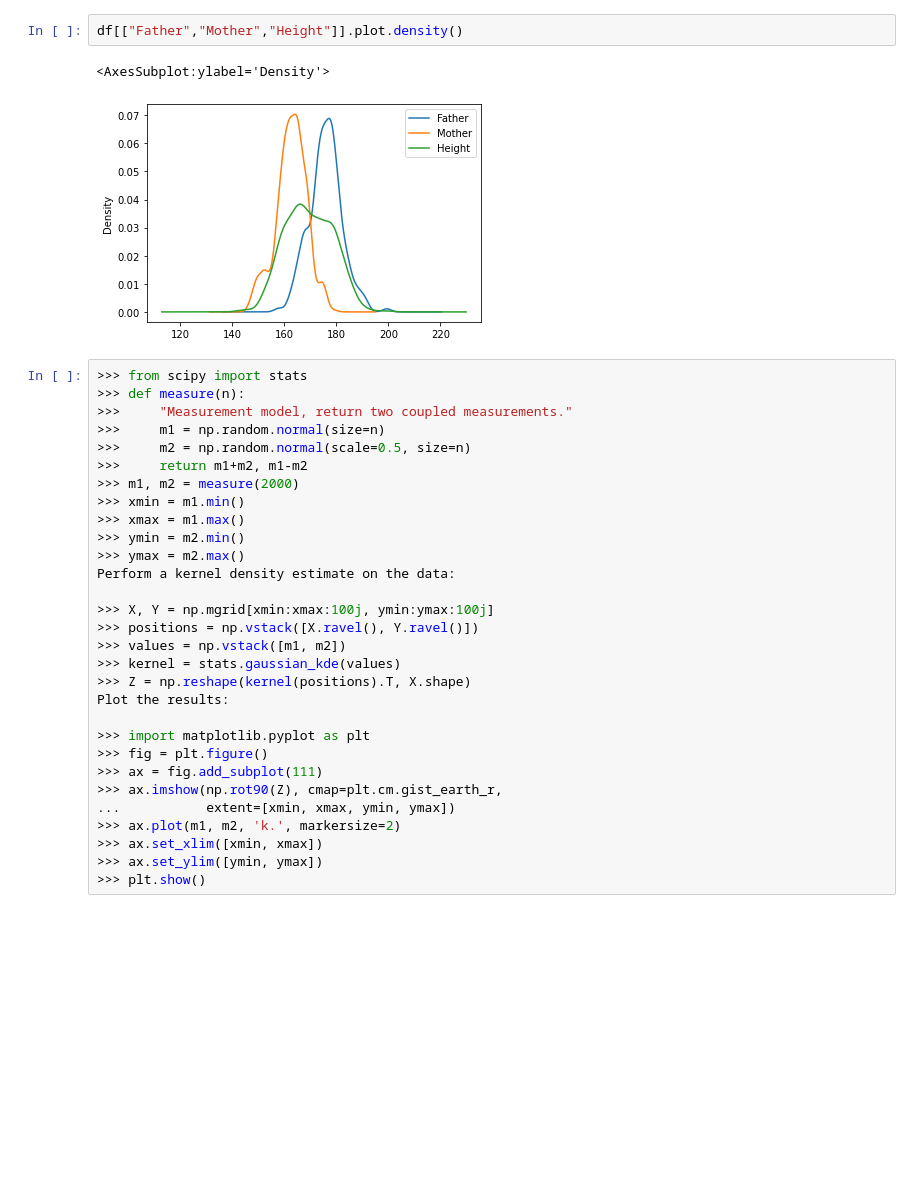
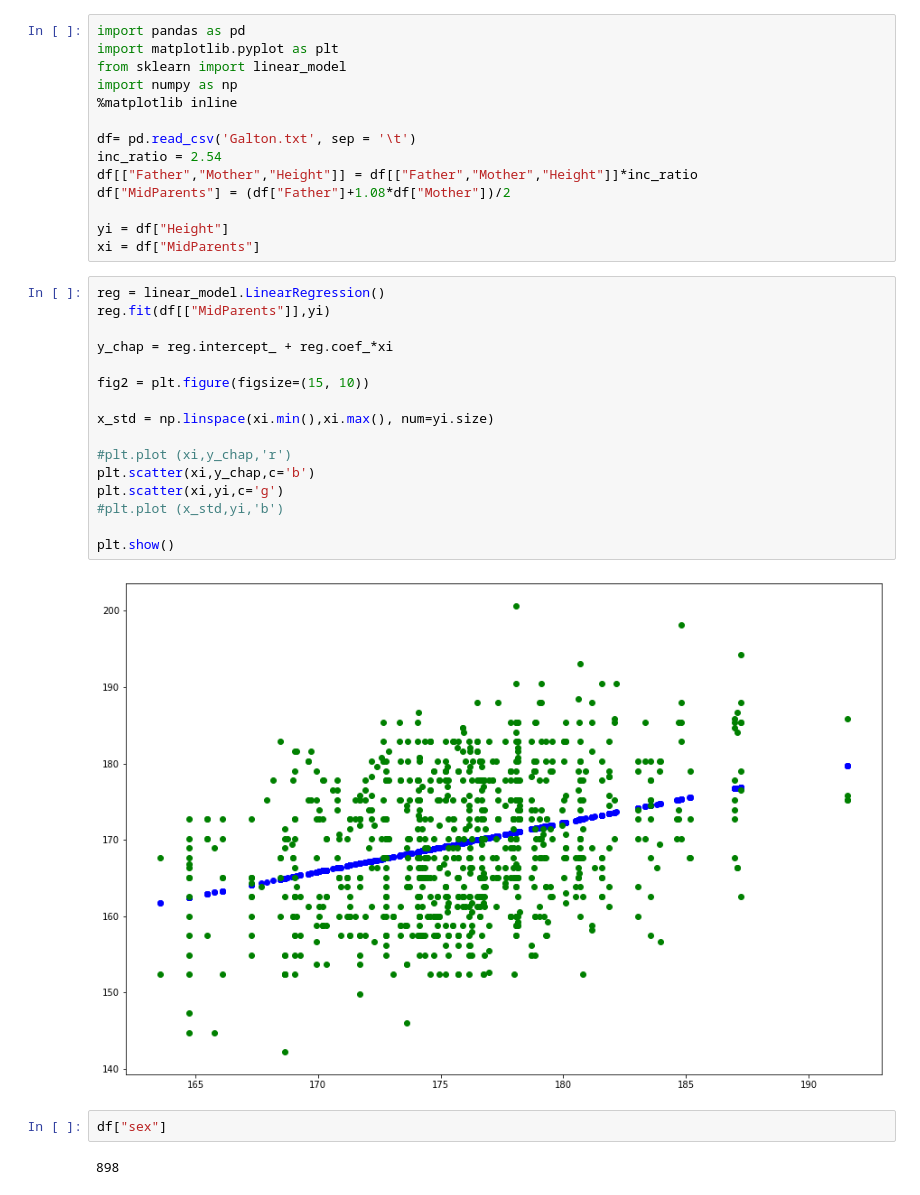
Before and after one commit to Acideburn/CalligaroN_Perso, a Jupyter notebook: 720 Stat/Untitled.ipynb, the cells around one changed output. Cells and saved outputs as stored; diff of their text form; blank space fills up the shorter version.

```diff
--- a/720 Stat/Untitled.ipynb
+++ b/720 Stat/Untitled.ipynb
@@ -273,35 +1,36 @@ ValueError: x and y must have same first dimension, but have shapes (898,) and (
-# %%
-df[["Father","Mother","Height"]].plot.density()
-# %% [output]
-<AxesSubplot:ylabel='Density'>
-[figure, removed]
-# %%
->>> from scipy import stats
->>> def measure(n):
->>>     "Measurement model, return two coupled measurements."
->>>     m1 = np.random.normal(size=n)
->>>     m2 = np.random.normal(scale=0.5, size=n)
->>>     return m1+m2, m1-m2
->>> m1, m2 = measure(2000)
->>> xmin = m1.min()
->>> xmax = m1.max()
->>> ymin = m2.min()
->>> ymax = m2.max()
-Perform a kernel density estimate on the data:
-
->>> X, Y = np.mgrid[xmin:xmax:100j, ymin:ymax:100j]
->>> positions = np.vstack([X.ravel(), Y.ravel()])
->>> values = np.vstack([m1, m2])
->>> kernel = stats.gaussian_kde(values)
->>> Z = np.reshape(kernel(positions).T, X.shape)
-Plot the results:
-
->>> import matplotlib.pyplot as plt
->>> fig = plt.figure()
->>> ax = fig.add_subplot(111)
->>> ax.imshow(np.rot90(Z), cmap=plt.cm.gist_earth_r,
-...           extent=[xmin, xmax, ymin, ymax])
->>> ax.plot(m1, m2, 'k.', markersize=2)
->>> ax.set_xlim([xmin, xmax])
->>> ax.set_ylim([ymin, ymax])
->>> plt.show()
+# %%
+import pandas as pd
+import matplotlib.pyplot as plt
+from sklearn import linear_model
+import numpy as np
+%matplotlib inline
+
+df= pd.read_csv('Galton.txt', sep = '\t')
+inc_ratio = 2.54
+df[["Father","Mother","Height"]] = df[["Father","Mother","Height"]]*inc_ratio
+df["MidParents"] = (df["Father"]+1.08*df["Mother"])/2
+
+yi = df["Height"]
+xi = df["MidParents"]
+# %%
+reg = linear_model.LinearRegression()
+reg.fit(df[["MidParents"]],yi)
+
+y_chap = reg.intercept_ + reg.coef_*xi
+
+fig2 = plt.figure(figsize=(15, 10))
+
+x_std = np.linspace(xi.min(),xi.max(), num=yi.size)
+
+#plt.plot (xi,y_chap,'r')
+plt.scatter(xi,y_chap,c='b')
+plt.scatter(xi,yi,c='g')
+#plt.plot (x_std,yi,'b')
+
+plt.show()
+# %% [output]
+[figure, added]
+# %%
+df["sex"]
+# %% [output]
+898
```
Also changed, not shown: parts of 39 cells of this notebook.
